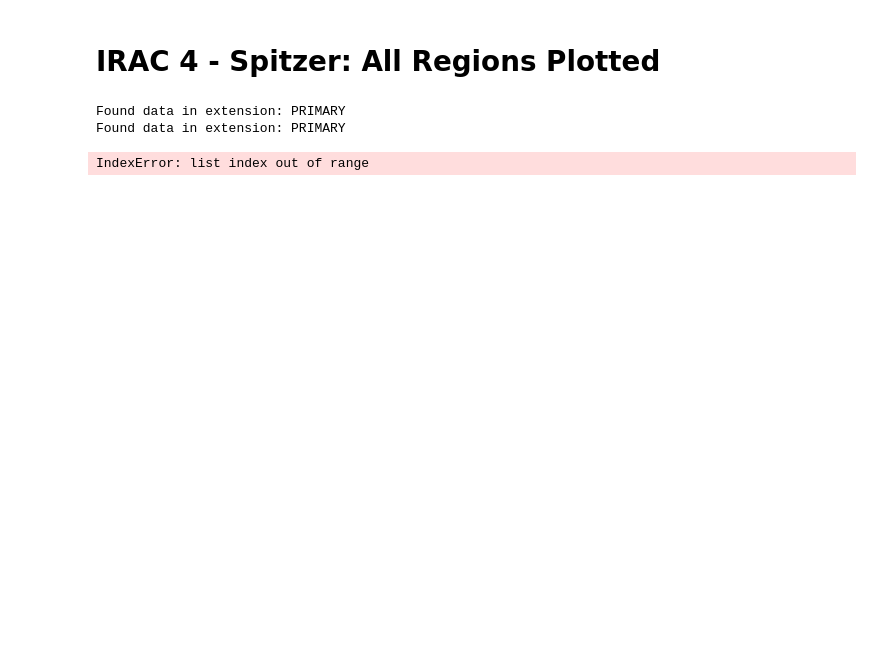
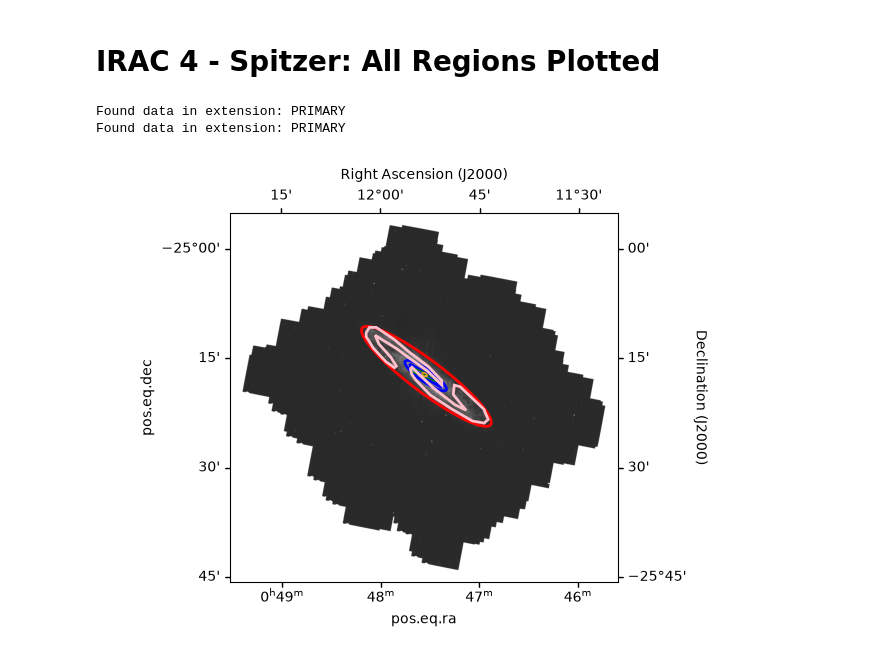
Before and after one commit to myasmedley/Environment-Mask-of-NGC-253, a Jupyter notebook: irac4map.ipynb, the cells around one changed output. Saved outputs shown, nothing was run; the diff lists cells and outputs as text; code cells hidden in the pictures; blank space fills up the shorter version.

Commit message:
changed plot axes to ra & dec, fixed index error

```diff
--- a/irac4map.ipynb
+++ b/irac4map.ipynb
@@ -122,8 +122,17 @@ class DisplayData:
         spiralarms_region1 = Regions.read(spiralarms_regionfile)[0].to_pixel(wcs)
         spiralarms_region2 = Regions.read(spiralarms_regionfile)[1].to_pixel(wcs)
 
-        fig, ax = plt.subplots()
+
+        fig, ax = plt.subplots(subplot_kw=dict(projection=wcs))
         ax.imshow(data, cmap='gray', origin='lower', norm=self.norm, vmin=self.vmin, vmax=self.vmax)
+
+        #https://docs.astropy.org/en/stable/visualization/wcsaxes/index.html
+
+
+        overlay = ax.get_coords_overlay('fk5')
+        overlay[0].set_axislabel('Right Ascension (J2000)')
+        overlay[1].set_axislabel('Declination (J2000)')
+
         disk_region.plot(ax=ax, color='red', lw=2.0)
         ring_region1.plot(ax=ax, color= 'blue', lw=2.0)
         ring_region2.plot(ax=ax, color='blue', lw=2.0)
@@ -133,17 +142,18 @@ class DisplayData:
         spiralarms_region1.plot(ax=ax, color='pink', lw=2.0)
         spiralarms_region2.plot(ax=ax, color='pink', lw=2.0)
 
-        plt.savefig(figname)
+        plt.savefig(figname, bbox_inches='tight')
 # %%
+%matplotlib widget
 irac4_file = r"C:\Users\Lamat\OneDrive - The Ohio State University\Lamat NGC 253 Environment Mask\Plotting Regions\ngc0253_irac4_gauss4p0.fits"
 irac4_data = DisplayData(irac4_file)
 irac4_disk_regionfile = r"C:\Users\Lamat\OneDrive - The Ohio State University/Lamat NGC 253 Environment Mask/Plotting Regions/disk_irac_regionfile_adjusted71326_spitzer.reg"
 irac4_ring_regionfile = r"C:\Users\Lamat\OneDrive - The Ohio State University/Lamat NGC 253 Environment Mask/Plotting Regions/ring_irac_regionfile_spitzer.reg"
+irac4_bar_regionfile = r"C:\Users\Lamat\OneDrive - The Ohio State University/Lamat NGC 253 Environment Mask/Plotting Regions/bar_irac4_regionfile_spitzer_twoboxes.reg"
 irac4_center_regionfile = r"C:\Users\Lamat\OneDrive - The Ohio State University/Lamat NGC 253 Environment Mask/Plotting Regions/center_irac4_regionfile_spitzer.reg"
-irac4_bar_regionfile = r"C:\Users\Lamat\OneDrive - The Ohio State University/Lamat NGC 253 Environment Mask/Plotting Regions/bar_irac4_regionfile_spitzer_twoboxes.reg"
 irac4_spiralarms_regionfile = r"C:\Users\Lamat\OneDrive - The Ohio State University/Lamat NGC 253 Environment Mask/Plotting Regions/spiralarms_irac4_regionfile_spitzer.reg"
-irac4_data.plot_region(irac4_file, irac4_disk_regionfile, irac4_ring_regionfile, irac4_center_regionfile, irac4_bar_regionfile, irac4_spiralarms_regionfile, 'asinh', vmin=None, vmax=None, figname = 'irac4 map')
+irac4_data.plot_region(irac4_file, irac4_disk_regionfile, irac4_ring_regionfile, irac4_bar_regionfile, irac4_center_regionfile, irac4_spiralarms_regionfile, 'asinh', vmin=None, vmax=None, figname = 'irac4 map')
 # %% [output]
 Found data in extension: PRIMARY
 Found data in extension: PRIMARY
-IndexError: list index out of range
+[figure, added]
```
